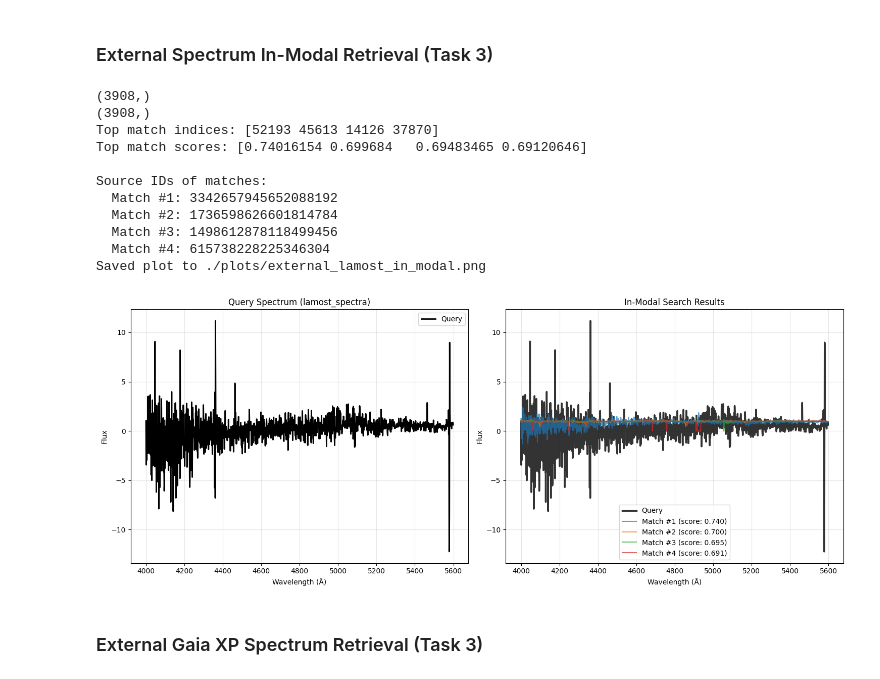
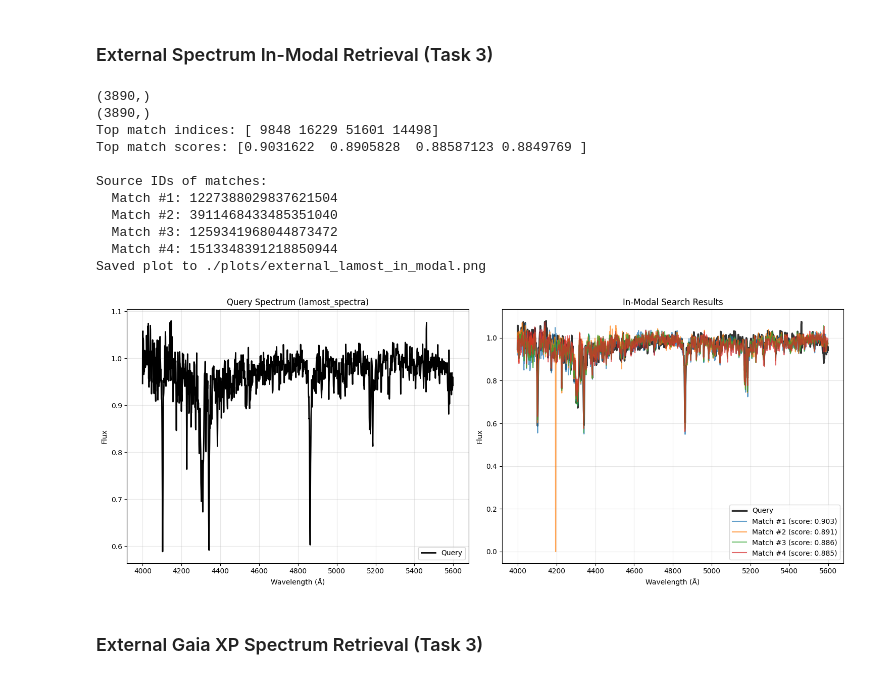
Before and after one commit to Xiaosheng-Zhao/SpecCLIP, a Jupyter notebook: downstream-with-demo/demo_download_v0.ipynb, the cells around one changed output. Cells and saved outputs as stored; diff of their text form; code cells hidden in the pictures.

```diff
--- a/downstream-with-demo/demo_download_v0.ipynb
+++ b/downstream-with-demo/demo_download_v0.ipynb
@@ -803,44 +803,44 @@ Is query the top match? True
 ### External Spectrum In-Modal Retrieval (Task 3)
 # %%
 # Load an external LAMOST spectrum
-wavelength, flux = load_spectrum_data('./test_data/lrs/sample4_txt.csv')
+wavelength, flux = load_spectrum_data('./test_data/lrs/spec-55859-F5902_sp02-084.fits.gz')
 print (flux.shape)
 #wavelength = wavelength.reshape(-1,1)
 #flux = flux.reshape(-1,1)
 print (flux.shape)
 
 # Find similar spectra
 results_external_lamost = retriever.find_similar_spectra(
     query_spectrum=(wavelength, flux),  # Pass as tuple
     query_type='lamost_spectra',
     search_type='in_modal',
     top_k=4
 )
 
 print(f"Top match indices: {results_external_lamost['top_indices']}")
 print(f"Top match scores: {results_external_lamost['top_scores']}")
 print(f"\nSource IDs of matches:")
 for i, source_id in enumerate(results_external_lamost['source_ids']):
     print(f"  Match #{i+1}: {source_id}")
 
 # Plot
 retriever.plot_retrieval_results(
     results_external_lamost,
     save_path='./plots/external_lamost_in_modal.png'
 )
 # %% [output]
-(3908,)
-(3908,)
-Top match indices: [52193 45613 14126 37870]
-Top match scores: [0.74016154 0.699684   0.69483465 0.69120646]
+(3890,)
+(3890,)
+Top match indices: [ 9848 16229 51601 14498]
+Top match scores: [0.9031622  0.8905828  0.88587123 0.8849769 ]
 
 Source IDs of matches:
-  Match #1: 3342657945652088192
-  Match #2: 1736598626601814784
-  Match #3: 1498612878118499456
-  Match #4: 615738228225346304
+  Match #1: 1227388029837621504
+  Match #2: 3911468433485351040
+  Match #3: 1259341968044873472
+  Match #4: 1513348391218850944
 Saved plot to ./plots/external_lamost_in_modal.png
-[figure, old version]
+[figure, new version]
 # %% [markdown]
 ### External Gaia XP Spectrum Retrieval (Task 3)
 # %%
```
Also changed, not shown: parts of 1 cell of this notebook, 3 other files.
